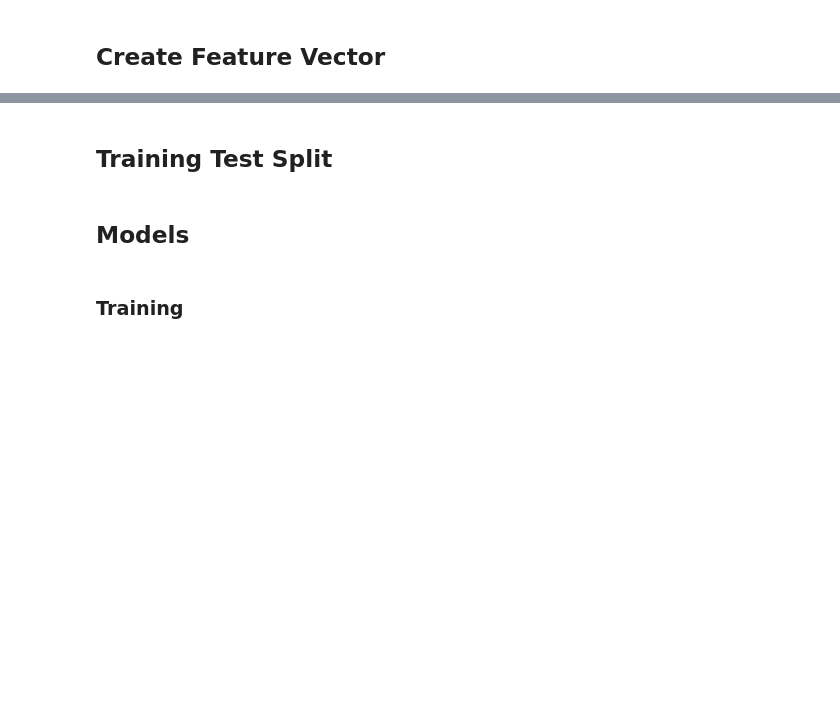
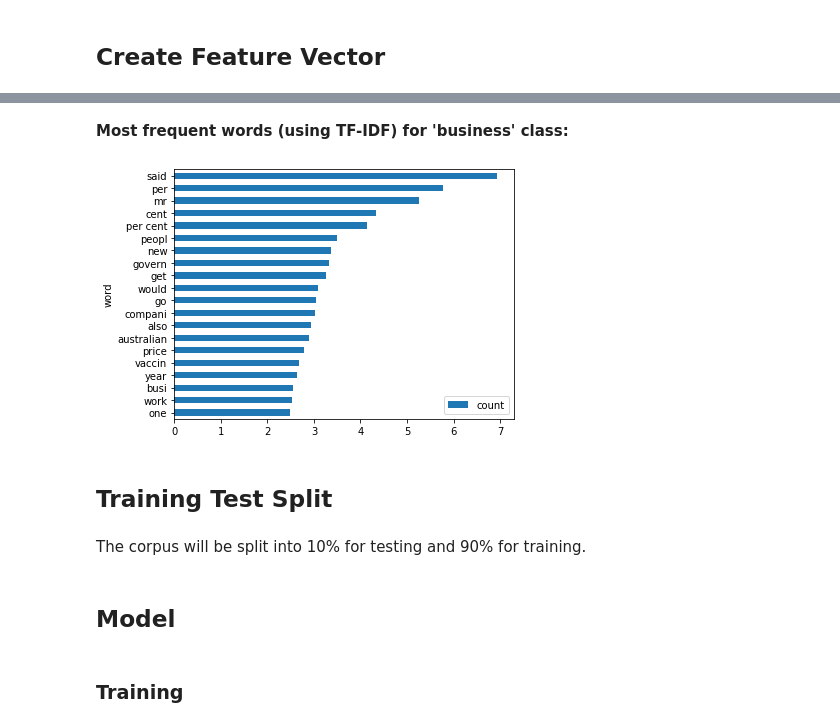
Before and after one commit to alexvanstaden/MA5851_Assessment_3, a Jupyter notebook: Assessment 3 - Document 3 - NLP Tasks.ipynb, the cells around one changed output, grey strips where cells are left out. Cells and saved outputs as stored; diff of their text form; code cells hidden in the pictures; blank space fills up the shorter version.

```diff
--- a/Assessment 3 - Document 3 - NLP Tasks.ipynb
+++ b/Assessment 3 - Document 3 - NLP Tasks.ipynb
@@ -188,9 +296,17 @@ print(y.shape)# Show X shape
+# %% [markdown]
+**Most frequent words (using TF-IDF) for 'business' class:**
+# %%
+freq_words(articles_df['bag_of_words'][articles_df['article_category_bin']==0], tfidf_vec, 20)
+# %% [output]
+[figure, added]
 # %% [markdown]
 ## Training Test Split
+# %% [markdown]
+The corpus will be split into 10% for testing and 90% for training.
 # %%
 # Split population in test and training sets
 X_train, X_test, y_train, y_test = train_test_split(X, y, test_size = 0.10, random_state = 0)
 # %% [markdown]
-## Models
+## Model
 # %% [markdown]
 ### Training
```
Also changed, not shown: parts of 47 cells of this notebook.
